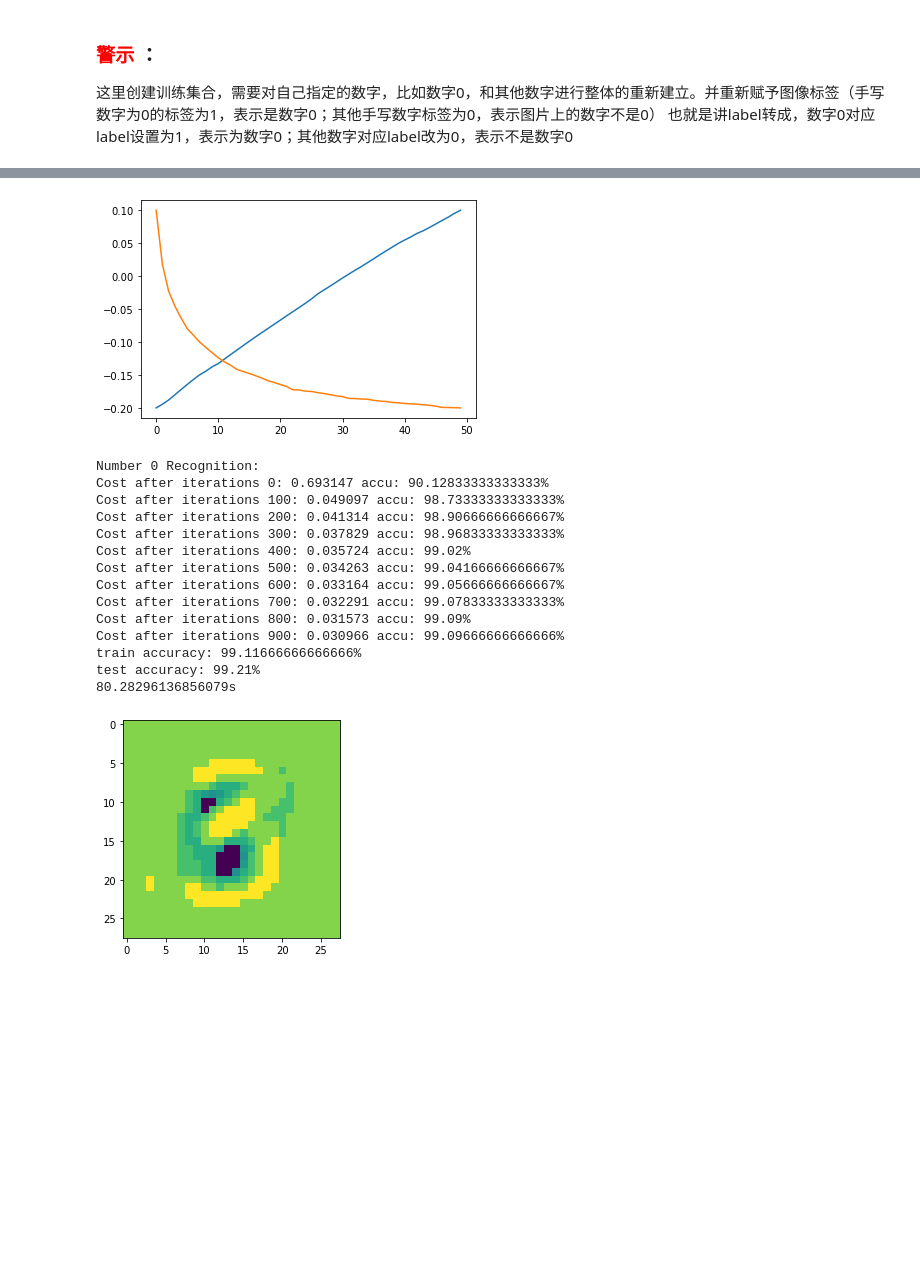
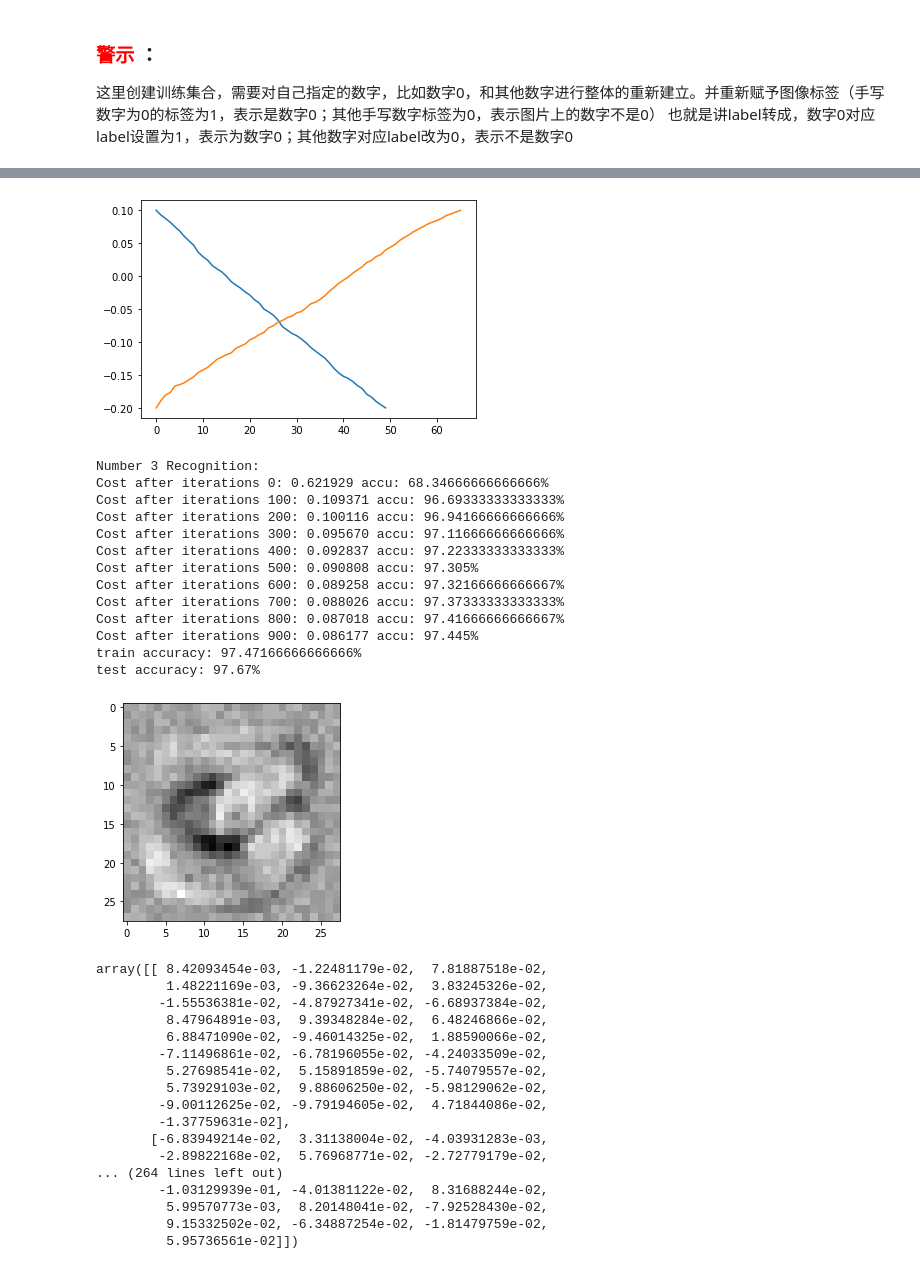
Before and after one commit to ShinATK/JupyterNotebook, a Jupyter notebook: myDeepLearning/COURSE1 Neural Networks and Deep Learning/Week 2/NumberRecognition/数字识别-二值回归.ipynb, the cells around one changed output, grey strips where cells are left out. Drawn from its saved outputs; the diff is of its cells as text; code cells hidden in the pictures; blank space fills up the shorter version.

```diff
--- a/myDeepLearning/COURSE1 Neural Networks and Deep Learning/Week 2/NumberRecognition/数字识别-二值回归.ipynb
+++ b/myDeepLearning/COURSE1 Neural Networks and Deep Learning/Week 2/NumberRecognition/数字识别-二值回归.ipynb
@@ -73,7 +73,7 @@ def test_setY(num):
     label[np.where(label == num)] = 1
     label[np.where(label == 9)] = 0
     return label
-reg_num = 0
+reg_num = 3
 train_X = train_img.copy().T
 train_Y = train_setY(reg_num).T
 index_regnum = np.where(train_Y==1)
@@ -146,11 +146,14 @@ def equation():
 # print(GP)
 # print(GD)
 
-GP_tmp = np.loadtxt("qxs-GP.txt")
-GD_tmp = np.loadtxt("qxs-GD.txt")
+GP_tmp = np.loadtxt("wangxin-GP.txt")
+GD_tmp = np.loadtxt("wangxin-GD.txt")
 
 GP = [0.3*(each-min(GP_tmp))/(max(GP_tmp)-min(GP_tmp))-0.2 for each in GP_tmp]
 GD = [0.3*(each-min(GD_tmp))/(max(GD_tmp)-min(GD_tmp))-0.2 for each in GD_tmp]
+
+# GP = [(each-min(GP_tmp))/(max(GP_tmp)-min(GP_tmp)) for each in GP_tmp]
+# GD = [(each-min(GD_tmp))/(max(GD_tmp)-min(GD_tmp)) for each in GD_tmp]
 
 plt.plot(GP)
 plt.plot(GD)
@@ -158,7 +161,7 @@ plt.show()
 # np.savetxt(f"GP {parameters['b+']}.txt", GP)
 # np.savetxt(f"GD {parameters['b-']}.txt", GD)
 # %% [output]
-[figure, old version]
+[figure, new version]
 # %%
 def findGP_num(data, find_array=GP):
     diff = abs(data - find_array)
@@ -189,7 +192,8 @@ def sigmoid(z):
 
 # 参数初始化
 def initialize_with_zeros(dim):
-    w = np.zeros((dim, 1))
+    w = (-1 + 2*np.random.random((dim, 1)))/10
+    # w = np.zeros((dim, 1))
     b = 0
 
 #     plt.imshow(w.reshape((28,28)))
@@ -322,30 +326,50 @@ def model(X_train, Y_train, X_test, Y_test, num_iterations=2000, learning_rate=0
 
     return d
 # %%
-start = time.time()
+# start = time.time()
 print(f"Number {reg_num} Recognition:")
 d = model(train_X, train_Y, test_X, test_Y, num_iterations=1000, learning_rate=0.5, print_cost=True)
-stop = time.time()
-print(f"{stop-start}s")
+# stop = time.time()
+# print(f"{stop-start}s")
 # %% [output]
-Number 0 Recognition:
-Cost after iterations 0: 0.693147 accu: 90.12833333333333%
-Cost after iterations 100: 0.049097 accu: 98.73333333333333%
-Cost after iterations 200: 0.041314 accu: 98.90666666666667%
-Cost after iterations 300: 0.037829 accu: 98.96833333333333%
-Cost after iterations 400: 0.035724 accu: 99.02%
-Cost after iterations 500: 0.034263 accu: 99.04166666666667%
-Cost after iterations 600: 0.033164 accu: 99.05666666666667%
-Cost after iterations 700: 0.032291 accu: 99.07833333333333%
-Cost after iterations 800: 0.031573 accu: 99.09%
-Cost after iterations 900: 0.030966 accu: 99.09666666666666%
-train accuracy: 99.11666666666666%
-test accuracy: 99.21%
-80.28296136856079s
+Number 3 Recognition:
+Cost after iterations 0: 0.621929 accu: 68.34666666666666%
+Cost after iterations 100: 0.109371 accu: 96.69333333333333%
+Cost after iterations 200: 0.100116 accu: 96.94166666666666%
+Cost after iterations 300: 0.095670 accu: 97.11666666666666%
+Cost after iterations 400: 0.092837 accu: 97.22333333333333%
+Cost after iterations 500: 0.090808 accu: 97.305%
+Cost after iterations 600: 0.089258 accu: 97.32166666666667%
+Cost after iterations 700: 0.088026 accu: 97.37333333333333%
+Cost after iterations 800: 0.087018 accu: 97.41666666666667%
+Cost after iterations 900: 0.086177 accu: 97.445%
+train accuracy: 97.47166666666666%
+test accuracy: 97.67%
 # %%
 w = d["w"].copy()
-plt.imshow(w.reshape((28,28)))
-np.save(f"w{reg_num}_qxs.npy", w)
+# w[np.where(w>0.5)] = 0
+plt.imshow(w.reshape((28,28)), cmap='gray')
+plt.pause(0.1)
+# np.save(f"w{reg_num}_qxs.npy", w)
 # np.save(f"w{reg_num} {parameters['b+']}.npy", w)
+
+w.reshape((28,28))
 # %% [output]
-[figure, old version]
+[figure, new version]
+array([[ 8.42093454e-03, -1.22481179e-02,  7.81887518e-02,
+         1.48221169e-03, -9.36623264e-02,  3.83245326e-02,
+        -1.55536381e-02, -4.87927341e-02, -6.68937384e-02,
+         8.47964891e-03,  9.39348284e-02,  6.48246866e-02,
+         6.88471090e-02, -9.46014325e-02,  1.88590066e-02,
+        -7.11496861e-02, -6.78196055e-02, -4.24033509e-02,
+         5.27698541e-02,  5.15891859e-02, -5.74079557e-02,
+         5.73929103e-02,  9.88606250e-02, -5.98129062e-02,
+        -9.00112625e-02, -9.79194605e-02,  4.71844086e-02,
+        -1.37759631e-02],
+       [-6.83949214e-02,  3.31138004e-02, -4.03931283e-03,
+        -2.89822168e-02,  5.76968771e-02, -2.72779179e-02,
+... (264 lines left out)
+        -1.03129939e-01, -4.01381122e-02,  8.31688244e-02,
+         5.99570773e-03,  8.20148041e-02, -7.92528430e-02,
+         9.15332502e-02, -6.34887254e-02, -1.81479759e-02,
+         5.95736561e-02]])
```
Also changed, not shown: parts of 3 cells of this notebook, 8 other files.
